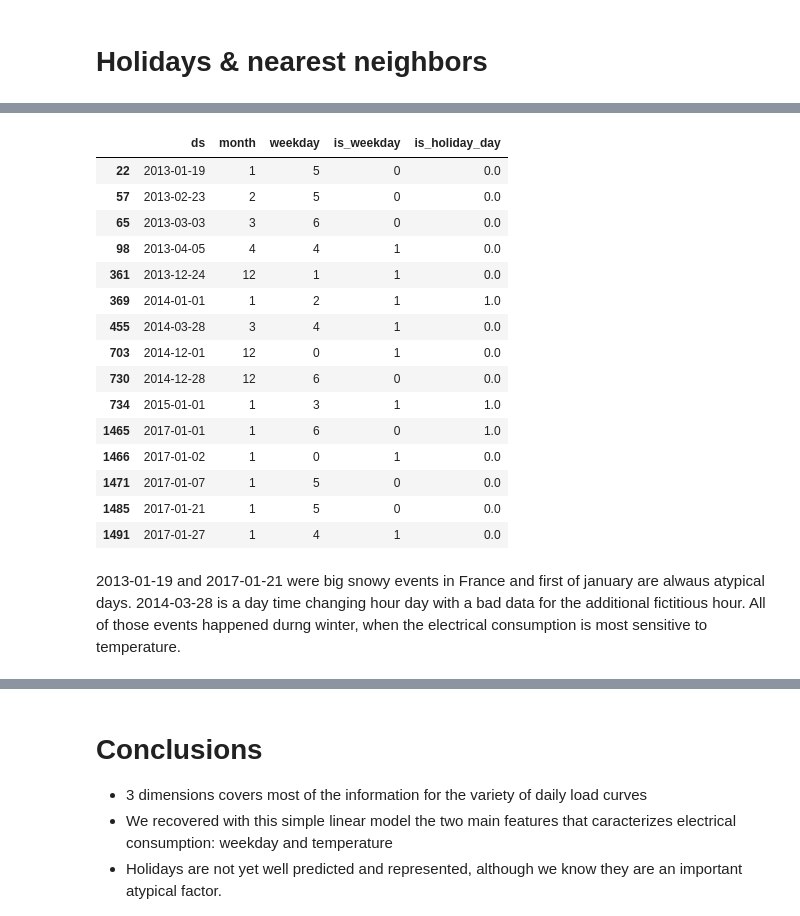
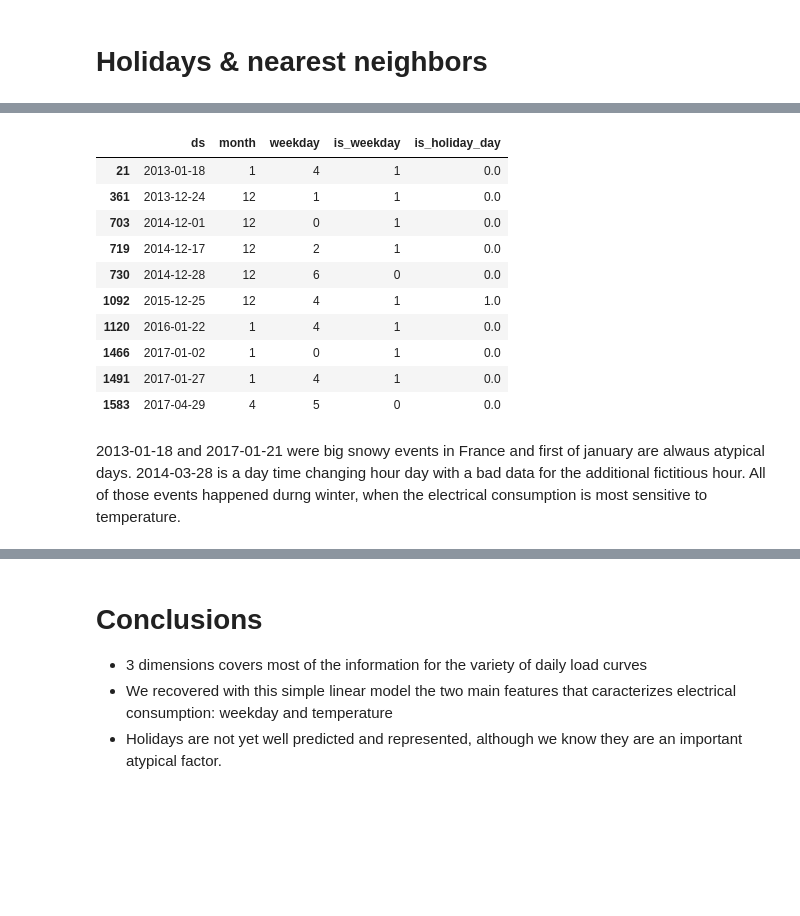
Before and after one commit to marota/Autoencoder_Embedding_Expert_Caracteristion_, a Jupyter notebook: notebooks/ExperimentationArchitecture-VAE.ipynb, the cells around one changed output, grey strips where cells are left out. Saved outputs shown, nothing was run; the diff lists cells and outputs as text; code cells hidden in the pictures; blank space fills up the shorter version.

```diff
--- a/notebooks/ExperimentationArchitecture-VAE.ipynb
+++ b/notebooks/ExperimentationArchitecture-VAE.ipynb
@@ -490,22 +490,17 @@ DescribeResult(nobs=45, minmax=(0.12153857117284682, 1.3557154175740784), mean=0
 # %%
-calendar_info.loc[np.where(nearest>=1)]
+calendar_info.loc[np.where(nearest>=0.7)]
 # %% [output]
 |  | ds | month | weekday | is_weekday | is_holiday_day |
-| 22 | 2013-01-19 | 1 | 5 | 0 | 0.0 |
-| 57 | 2013-02-23 | 2 | 5 | 0 | 0.0 |
-| 65 | 2013-03-03 | 3 | 6 | 0 | 0.0 |
-| 98 | 2013-04-05 | 4 | 4 | 1 | 0.0 |
+| 21 | 2013-01-18 | 1 | 4 | 1 | 0.0 |
 | 361 | 2013-12-24 | 12 | 1 | 1 | 0.0 |
-| 369 | 2014-01-01 | 1 | 2 | 1 | 1.0 |
-| 455 | 2014-03-28 | 3 | 4 | 1 | 0.0 |
 | 703 | 2014-12-01 | 12 | 0 | 1 | 0.0 |
+| 719 | 2014-12-17 | 12 | 2 | 1 | 0.0 |
 | 730 | 2014-12-28 | 12 | 6 | 0 | 0.0 |
-| 734 | 2015-01-01 | 1 | 3 | 1 | 1.0 |
-| 1465 | 2017-01-01 | 1 | 6 | 0 | 1.0 |
+| 1092 | 2015-12-25 | 12 | 4 | 1 | 1.0 |
+| 1120 | 2016-01-22 | 1 | 4 | 1 | 0.0 |
 | 1466 | 2017-01-02 | 1 | 0 | 1 | 0.0 |
-| 1471 | 2017-01-07 | 1 | 5 | 0 | 0.0 |
-| 1485 | 2017-01-21 | 1 | 5 | 0 | 0.0 |
 | 1491 | 2017-01-27 | 1 | 4 | 1 | 0.0 |
+| 1583 | 2017-04-29 | 4 | 5 | 0 | 0.0 |
 # %% [markdown]
-2013-01-19 and 2017-01-21 were big snowy events in France and first of january are alwaus atypical days. 2014-03-28 is a day time changing hour day with a bad data for the additional fictitious hour. All of those events happened durng winter, when the electrical consumption is most sensitive to temperature.
+2013-01-18 and 2017-01-21 were big snowy events in France and first of january are alwaus atypical days. 2014-03-28 is a day time changing hour day with a bad data for the additional fictitious hour. All of those events happened durng winter, when the electrical consumption is most sensitive to temperature.
 # %%
```
Also changed, not shown: parts of 6 cells of this notebook.
